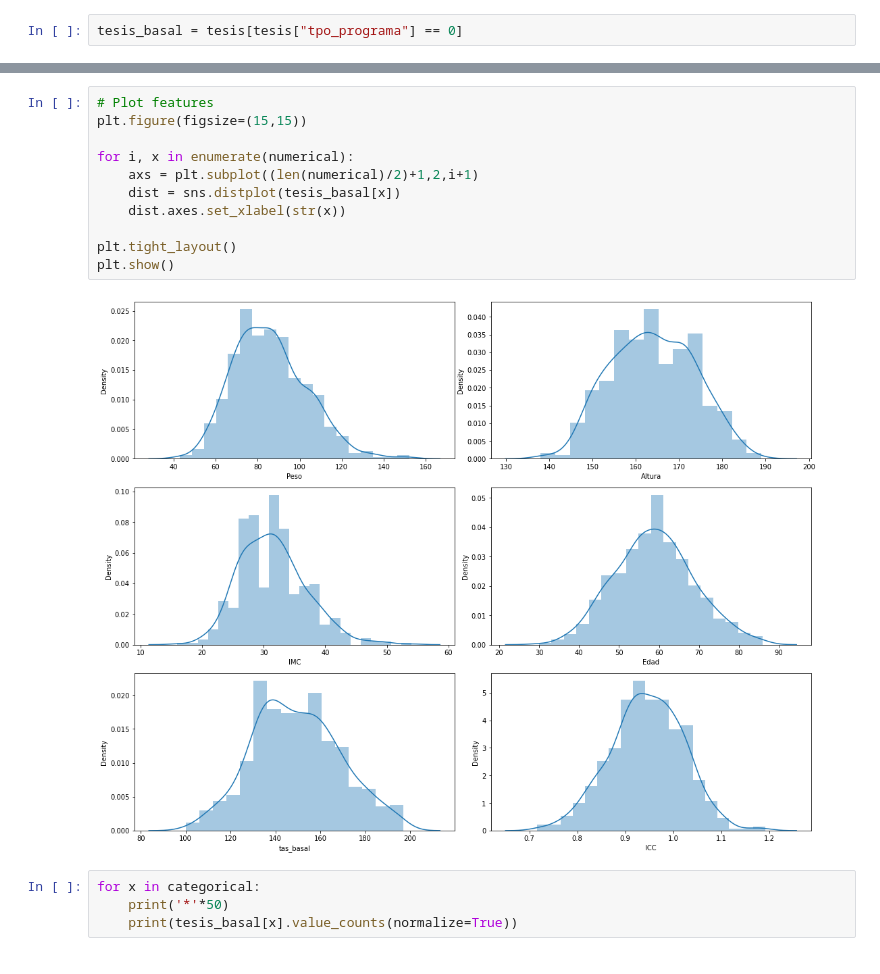
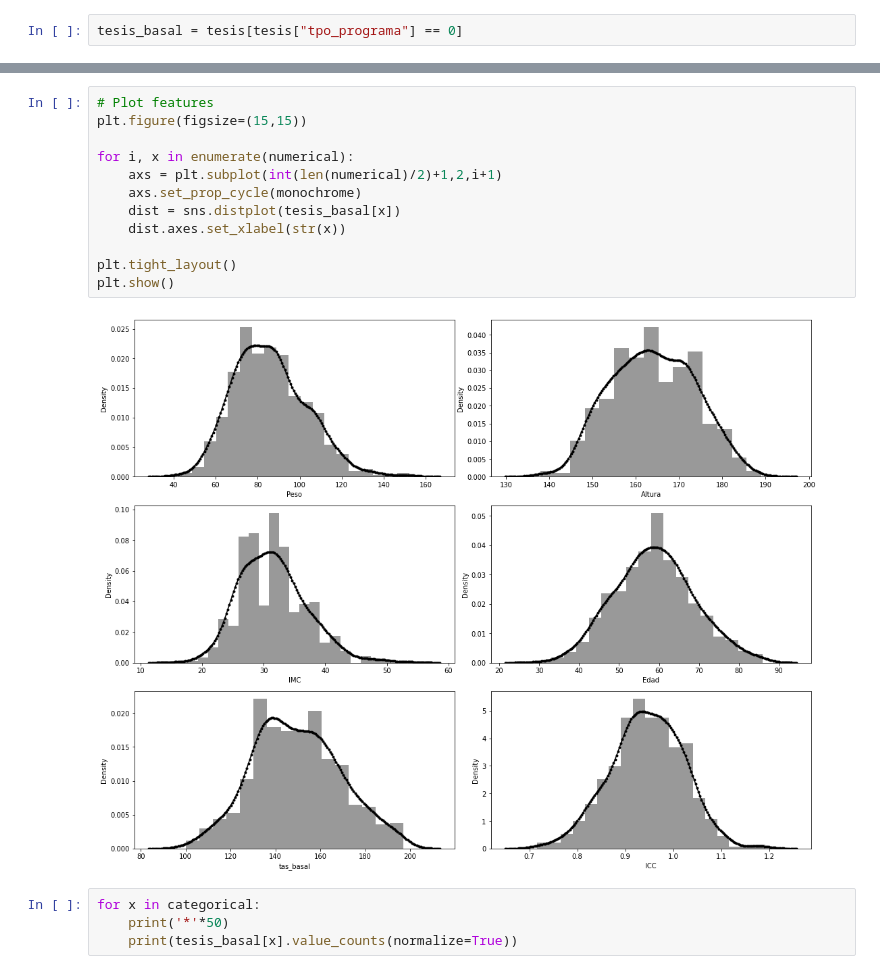
Before and after one commit to ecometto94/Tesis, a Jupyter notebook: Sintaxis/Análisis Descriptivo Paper Style.ipynb, the cells around one changed output, grey strips where cells are left out. Cells and saved outputs as stored; diff of their text form.

```diff
--- a/Sintaxis/Análisis Descriptivo Paper Style.ipynb
+++ b/Sintaxis/Análisis Descriptivo Paper Style.ipynb
@@ -133,16 +100,17 @@ Text(0.5, 1.0, 'TAS en el momento basal')
 # %%
 # Plot features
 plt.figure(figsize=(15,15))
 
 for i, x in enumerate(numerical):
-    axs = plt.subplot((len(numerical)/2)+1,2,i+1)
+    axs = plt.subplot(int(len(numerical)/2)+1,2,i+1)
+    axs.set_prop_cycle(monochrome)
     dist = sns.distplot(tesis_basal[x])
     dist.axes.set_xlabel(str(x))
 
 plt.tight_layout()
 plt.show()
 # %% [output]
-[figure, old version]
+[figure, new version]
 # %%
 for x in categorical:
     print('*'*50)
```
Also changed, not shown: parts of 20 cells of this notebook.
